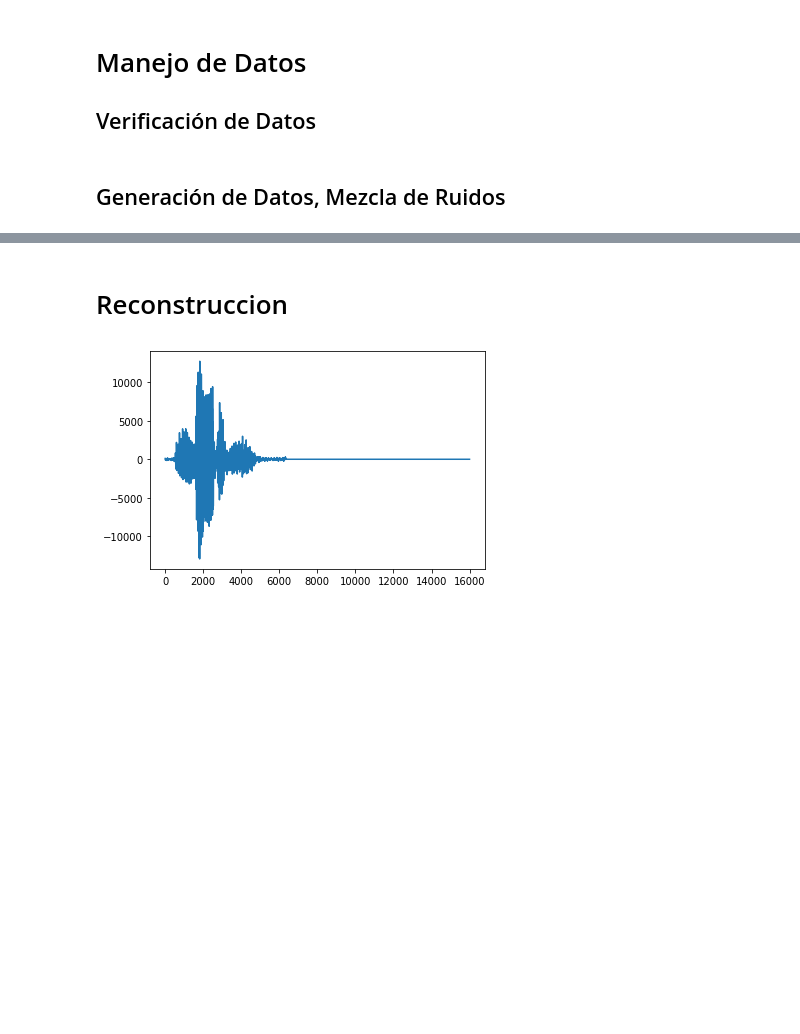
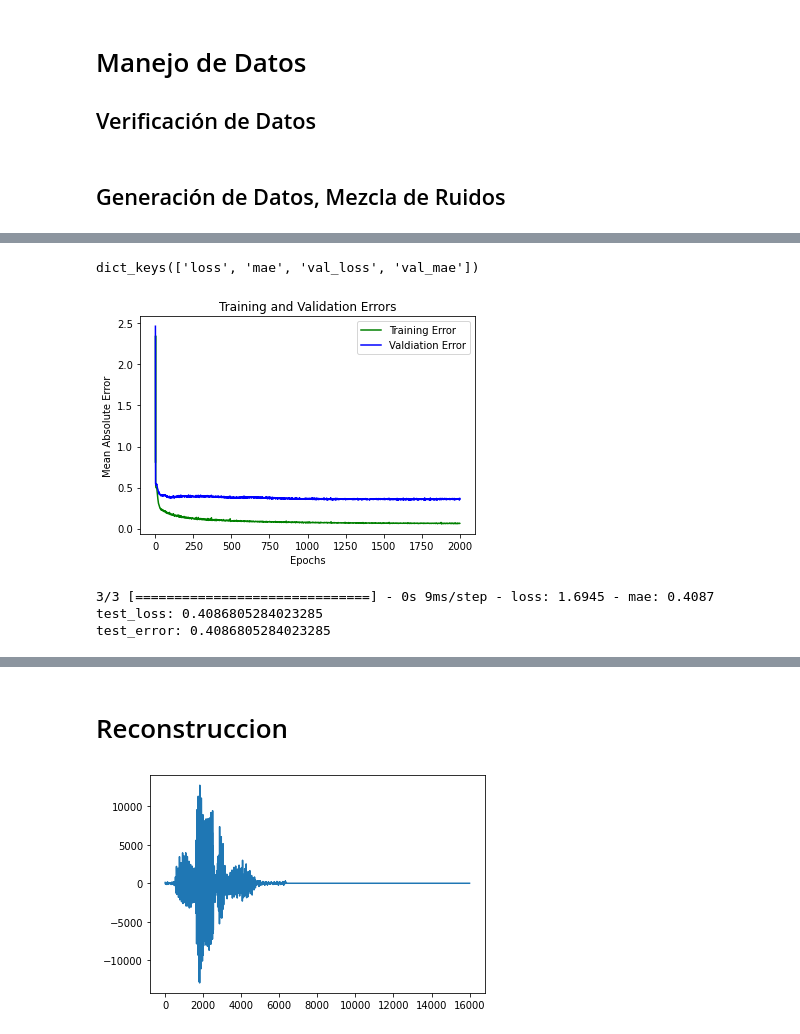
Before and after one commit to Bizangel/NoiseFilter_ML, a Jupyter notebook: proyecto.ipynb, the cells around one changed output, grey strips where cells are left out. Cells and saved outputs as stored; diff of their text form; code cells hidden in the pictures; blank space fills up the shorter version.

```diff
--- a/proyecto.ipynb
+++ b/proyecto.ipynb
@@ -48,7 +48,7 @@ CHUNK_WINDOW = 0.2
 ## Verificación de Datos
 # %%
 PALABRAS = ['grabar','campo','amanecer','ruido','universidad','habito','rector','vocabulario','dificil','verde']
-WORDSAMPLES = 9 # Total de variaciones de cada palabra
+WORDSAMPLES = 10 # Total de variaciones de cada palabra
 NOISES = ['cars1','fan1','fan2','water1']
 NOISE_AMPLITUDE = 0.5 # a factor to scale down the noise, so it is louder or quieter
 
@@ -76,6 +76,10 @@ for noise in NOISES:
 # %%
 mixednoise = [] #Array that contains words with mixed noise in it
 mixednoise_target = [] #Array that contains the word, without any noise in it
+
+
+CROP_TO = 10000 # Set to None to not crop input
+#CROP_TO = None # Don't crop
 
 #Mix every signal
 for palabra in PALABRAS:
@@ -97,3 +101,14 @@ for palabra in PALABRAS:
             # Uncomment to display all combinations graph (10*10*4 = 400)
             #plt.plot(noise_array + palabra_array)
             #plt.show()
+
+if CROP_TO is not None:
+    mixednoise = [array[:CROP_TO] for array in mixednoise]
+    mixednoise_target = [array[:CROP_TO] for array in mixednoise_target]
+
+X = np.row_stack(mixednoise)
+X_target = np.row_stack(mixednoise_target)
+
+#Normalizamos cada fila
+X_norm = X / X.std(axis=1,ddof=1, keepdims=True)
+X_target_norm = X_target / X_target.std(axis=1,ddof=1,keepdims=True)
@@ -160,0 +162,10 @@ plt.plot(reduced_pieces[0])
+# %%
+from keras import models,layers
+
+model = models.Sequential()
+model.add(layers.Dense(4000,activation = 'relu',
+                       input_shape=(X_train.shape[1],)))
+model.add(layers.Dense(X_train_target.shape[1])) # Multiple output
+model.compile(optimizer='rmsprop', loss='mse', metrics=['mae'])
+# %%
+history = model.fit(X_train, X_train_target, validation_data=(X_validation,X_validation_target) ,epochs=2000, batch_size = 8000, verbose=1)
@@ -160,0 +190,28 @@ plt.plot(reduced_pieces[0])
+# %%
+print(history.history.keys())
+# %% [output]
+dict_keys(['loss', 'mae', 'val_loss', 'val_mae'])
+# %%
+import matplotlib.pyplot as plt
+
+loss_train = history.history['mae']
+loss_val = history.history['val_mae']
+epochs = range(1,2001)
+plt.plot(epochs, loss_train, 'g', label='Training Error')
+plt.plot(epochs, loss_val, 'b', label='Valdiation Error')
+plt.title('Training and Validation Errors')
+plt.xlabel('Epochs')
+plt.ylabel('Mean Absolute Error')
+plt.legend()
+
+plt.show()
+# %% [output]
+[figure, added]
+# %%
+test_loss, test_error = model.evaluate(X_test, X_test_target)
+print('test_loss:', test_error)
+print('test_error:', test_error)
+# %% [output]
+3/3 [==============================] - 0s 9ms/step - loss: 1.6945 - mae: 0.4087
+test_loss: 0.4086805284023285
+test_error: 0.4086805284023285
```
Also changed, not shown: parts of 15 cells of this notebook, 35 other files.
